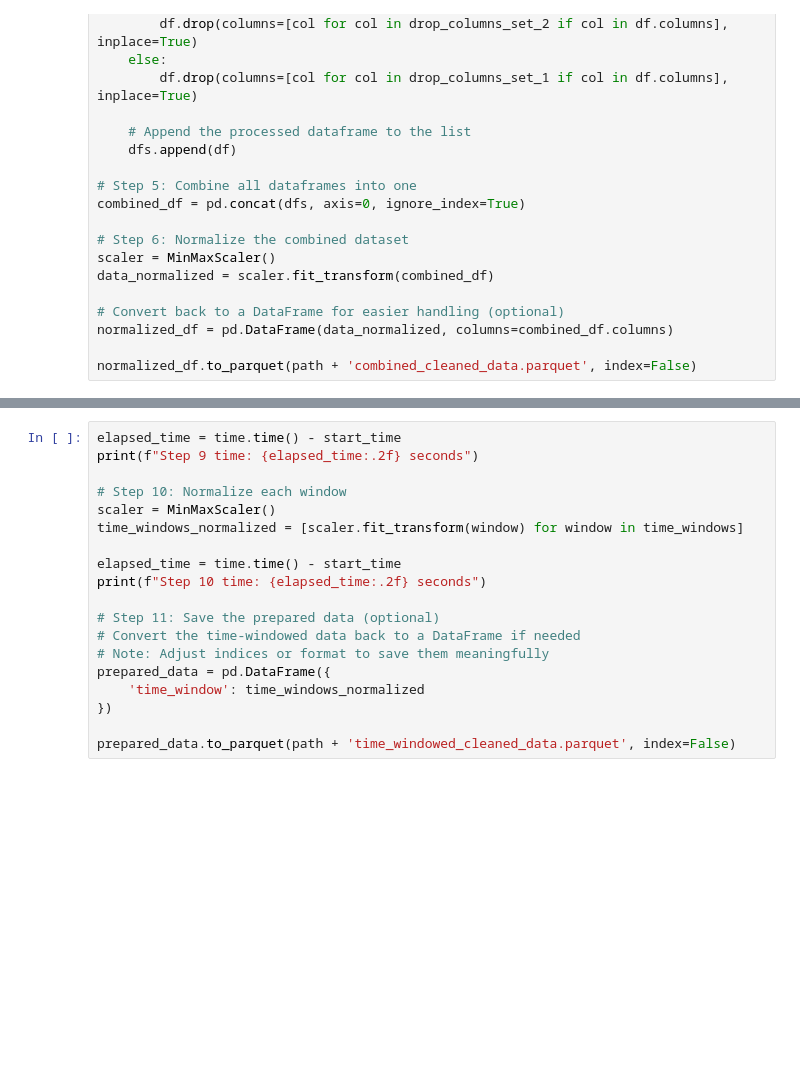
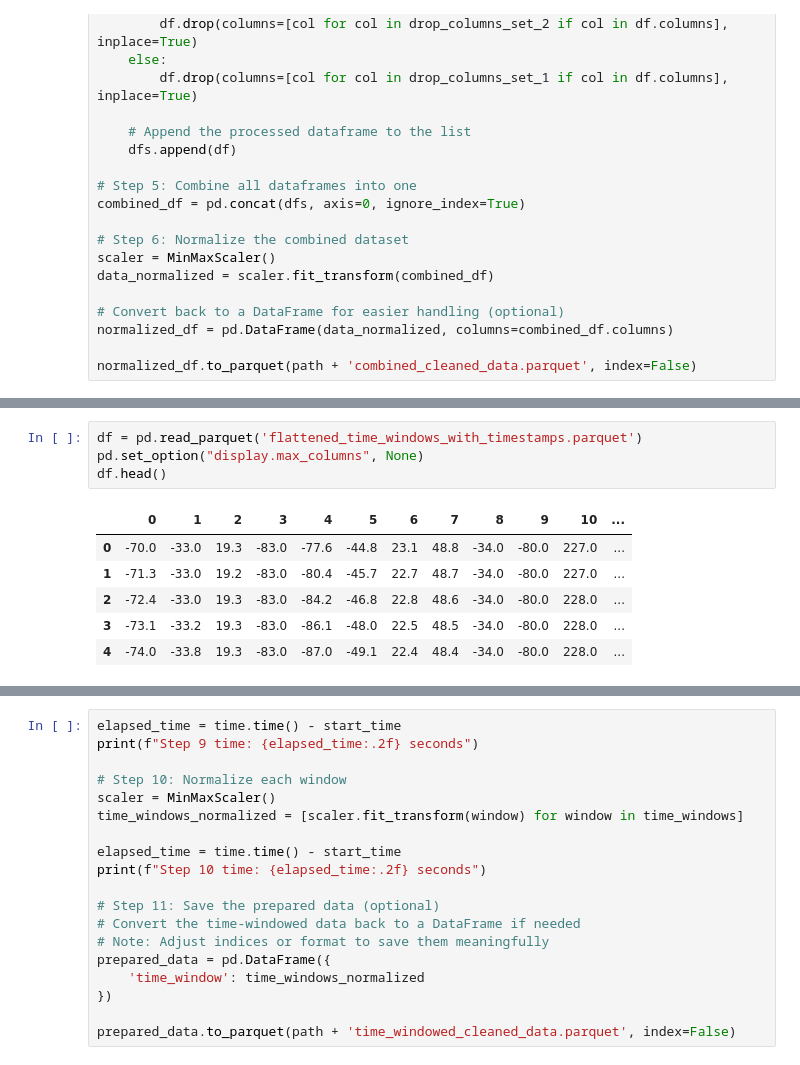
Before and after one commit to muhammadhussain-ops/DeepLearningProject, a Jupyter notebook: BuildTrainset.ipynb, the cells around one changed output, grey strips where cells are left out. Drawn from its saved outputs; the diff is of its cells as text; blank space fills up the shorter version.

```diff
--- a/BuildTrainset.ipynb
+++ b/BuildTrainset.ipynb
@@ -160,0 +188,11 @@ flattened_df.to_csv('flattened_time_windows.csv', index=False)
+# %%
+df = pd.read_parquet('flattened_time_windows_with_timestamps.parquet')
+pd.set_option("display.max_columns", None)
+df.head()
+# %% [output]
+|  | 0 | 1 | 2 | 3 | 4 | 5 | 6 | 7 | 8 | 9 | 10 | ... |
+| 0 | -70.0 | -33.0 | 19.3 | -83.0 | -77.6 | -44.8 | 23.1 | 48.8 | -34.0 | -80.0 | 227.0 | ... |
+| 1 | -71.3 | -33.0 | 19.2 | -83.0 | -80.4 | -45.7 | 22.7 | 48.7 | -34.0 | -80.0 | 227.0 | ... |
+| 2 | -72.4 | -33.0 | 19.3 | -83.0 | -84.2 | -46.8 | 22.8 | 48.6 | -34.0 | -80.0 | 228.0 | ... |
+| 3 | -73.1 | -33.2 | 19.3 | -83.0 | -86.1 | -48.0 | 22.5 | 48.5 | -34.0 | -80.0 | 228.0 | ... |
+| 4 | -74.0 | -33.8 | 19.3 | -83.0 | -87.0 | -49.1 | 22.4 | 48.4 | -34.0 | -80.0 | 228.0 | ... |
```
Also changed, not shown: parts of 6 cells of this notebook, 1 other file.
